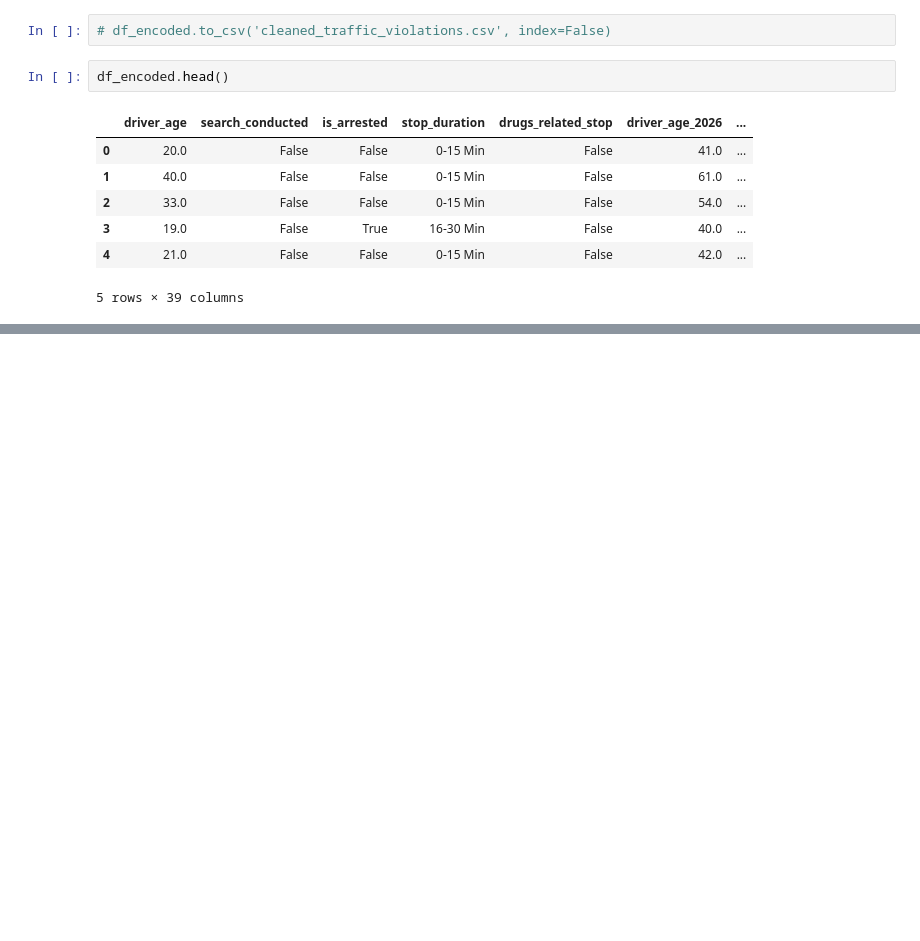
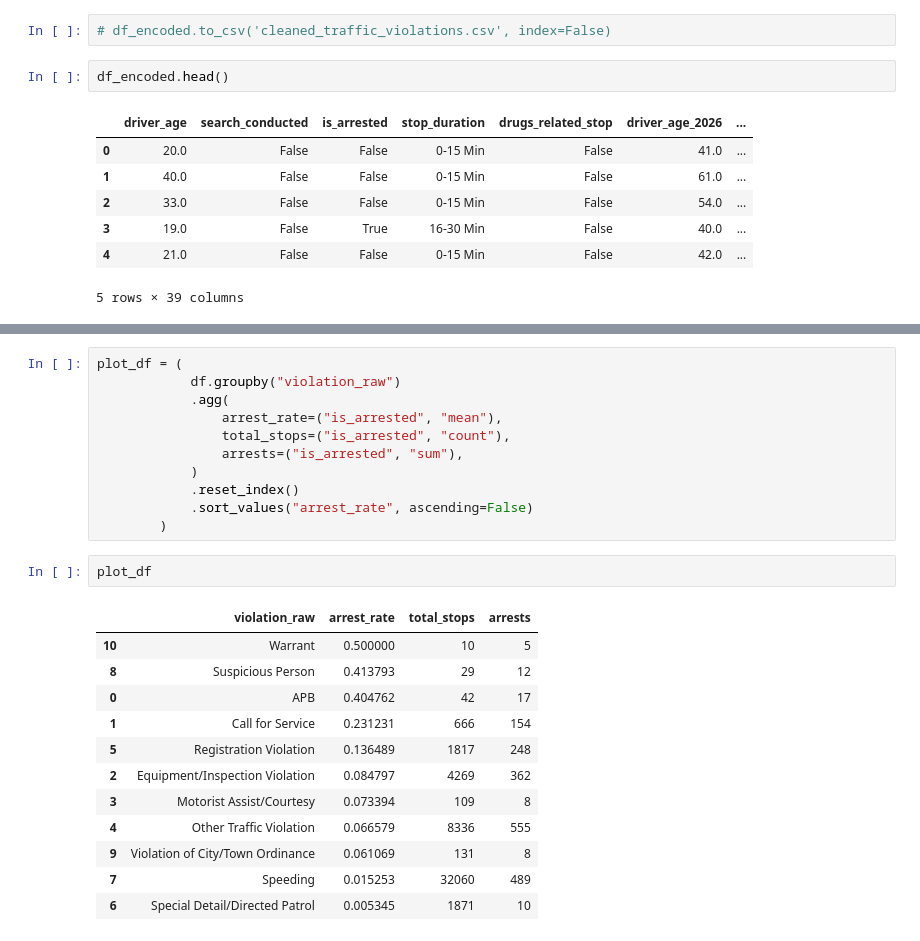
Before and after one commit to imahrous13/traffic-violaions-Data-Analysis, a Jupyter notebook: notebook.ipynb, the cells around one changed output, grey strips where cells are left out. Drawn from its saved outputs; the diff is of its cells as text; blank space fills up the shorter version.

```diff
--- a/notebook.ipynb
+++ b/notebook.ipynb
@@ -768,0 +791,26 @@ df_encoded.head()
+# %%
+plot_df = (
+            df.groupby("violation_raw")
+            .agg(
+                arrest_rate=("is_arrested", "mean"),
+                total_stops=("is_arrested", "count"),
+                arrests=("is_arrested", "sum"),
+            )
+            .reset_index()
+            .sort_values("arrest_rate", ascending=False)
+        )
+# %%
+plot_df
+# %% [output]
+|  | violation_raw | arrest_rate | total_stops | arrests |
+| 10 | Warrant | 0.500000 | 10 | 5 |
+| 8 | Suspicious Person | 0.413793 | 29 | 12 |
+| 0 | APB | 0.404762 | 42 | 17 |
+| 1 | Call for Service | 0.231231 | 666 | 154 |
+| 5 | Registration Violation | 0.136489 | 1817 | 248 |
+| 2 | Equipment/Inspection Violation | 0.084797 | 4269 | 362 |
+| 3 | Motorist Assist/Courtesy | 0.073394 | 109 | 8 |
+| 4 | Other Traffic Violation | 0.066579 | 8336 | 555 |
+| 9 | Violation of City/Town Ordinance | 0.061069 | 131 | 8 |
+| 7 | Speeding | 0.015253 | 32060 | 489 |
+| 6 | Special Detail/Directed Patrol | 0.005345 | 1871 | 10 |
```
Also changed, not shown: parts of 2 cells of this notebook, 2 other files.
